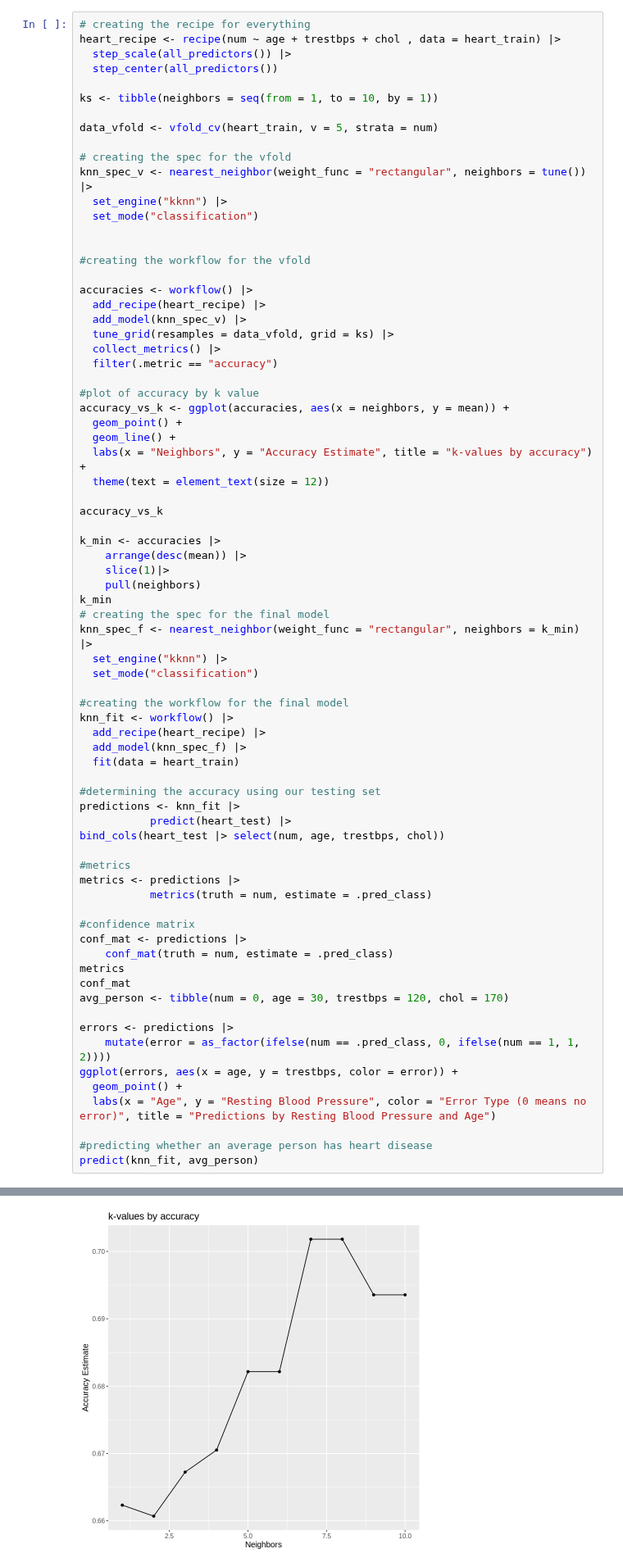
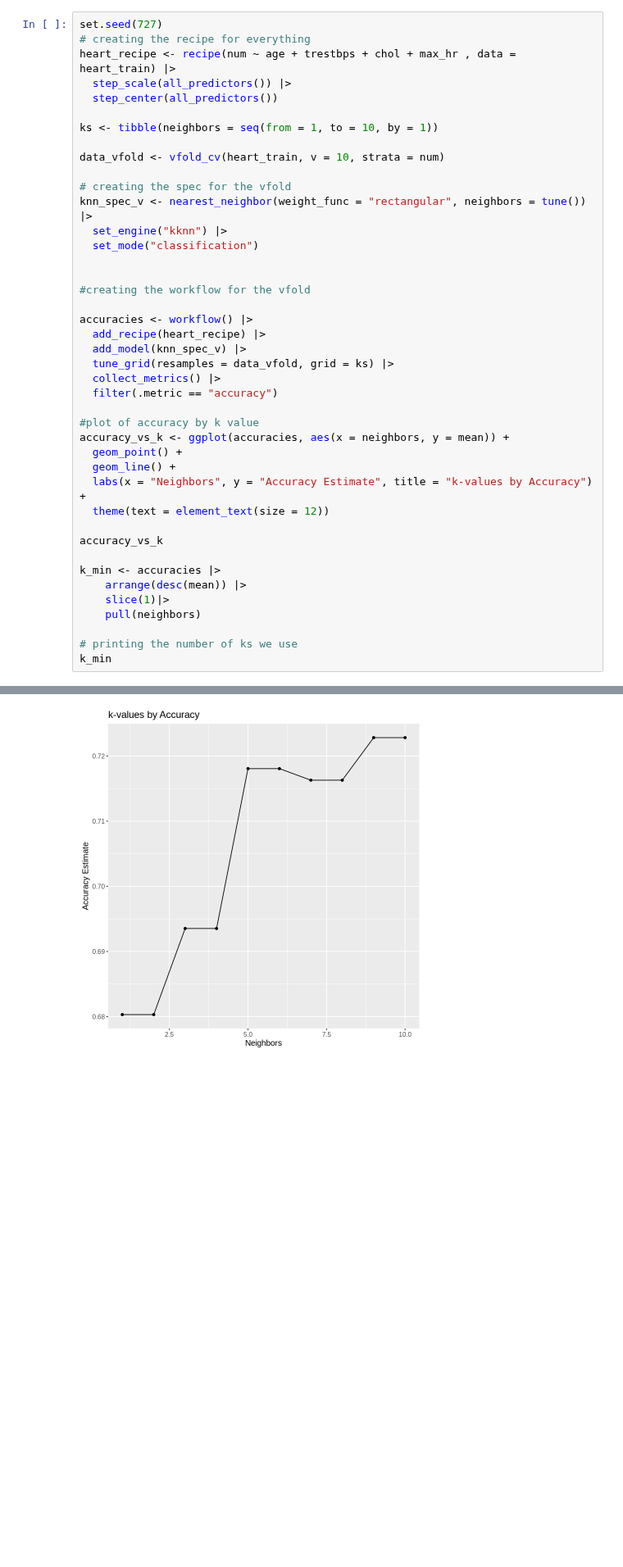
Before and after one commit to xonew/DSCI-100-002-Group-26, a Jupyter notebook: report.ipynb, the cells around one changed output, grey strips where cells are left out. Shown at 82% size. Cells and saved outputs as stored; diff of their text form; blank space fills up the shorter version.

```diff
--- a/report.ipynb
+++ b/report.ipynb
@@ -88,13 +91,14 @@ A tibble: 610 × 14
 | 74 | 1 | 2 | 145 | 0 | ? | 1 | 123 | 0 | 1.3 | 1 | ? | ... |
 # %%
+set.seed(727)
 # creating the recipe for everything
-heart_recipe <- recipe(num ~ age + trestbps + chol , data = heart_train) |>
+heart_recipe <- recipe(num ~ age + trestbps + chol + max_hr , data = heart_train) |>
   step_scale(all_predictors()) |>
   step_center(all_predictors())
 
 ks <- tibble(neighbors = seq(from = 1, to = 10, by = 1))
 
-data_vfold <- vfold_cv(heart_train, v = 5, strata = num)
+data_vfold <- vfold_cv(heart_train, v = 10, strata = num)
 
 # creating the spec for the vfold
 knn_spec_v <- nearest_neighbor(weight_func = "rectangular", neighbors = tune()) |>
@@ -115,7 +119,7 @@ accuracies <- workflow() |>
 accuracy_vs_k <- ggplot(accuracies, aes(x = neighbors, y = mean)) +
   geom_point() +
   geom_line() +
-  labs(x = "Neighbors", y = "Accuracy Estimate", title = "k-values by accuracy") +
+  labs(x = "Neighbors", y = "Accuracy Estimate", title = "k-values by Accuracy") +
   theme(text = element_text(size = 12))
 
 accuracy_vs_k
@@ -124,40 +128,7 @@ k_min <- accuracies |>
     arrange(desc(mean)) |>
     slice(1)|>
     pull(neighbors)
+
+# printing the number of ks we use
 k_min
-# creating the spec for the final model
-knn_spec_f <- nearest_neighbor(weight_func = "rectangular", neighbors = k_min) |>
-  set_engine("kknn") |>
-  set_mode("classification")
-
-#creating the workflow for the final model
-knn_fit <- workflow() |>
-  add_recipe(heart_recipe) |>
-  add_model(knn_spec_f) |>
-  fit(data = heart_train)
-
-#determining the accuracy using our testing set
-predictions <- knn_fit |>
-           predict(heart_test) |>
-bind_cols(heart_test |> select(num, age, trestbps, chol))
-
-#metrics
-metrics <- predictions |>
-           metrics(truth = num, estimate = .pred_class)
-
-#confidence matrix
-conf_mat <- predictions |>
-    conf_mat(truth = num, estimate = .pred_class)
-metrics
-conf_mat
-avg_person <- tibble(num = 0, age = 30, trestbps = 120, chol = 170)
-
-errors <- predictions |>
-    mutate(error = as_factor(ifelse(num == .pred_class, 0, ifelse(num == 1, 1, 2))))
-ggplot(errors, aes(x = age, y = trestbps, color = error)) +
-  geom_point() +
-  labs(x = "Age", y = "Resting Blood Pressure", color = "Error Type (0 means no error)", title = "Predictions by Resting Blood Pressure and Age")
-
-#predicting whether an average person has heart disease
-predict(knn_fit, avg_person)
 # %% [output]
@@ -174 +136 @@ Prediction  0  1
-[figure, old version]
+[figure, new version]
```
Also changed, not shown: parts of 8 cells of this notebook.
